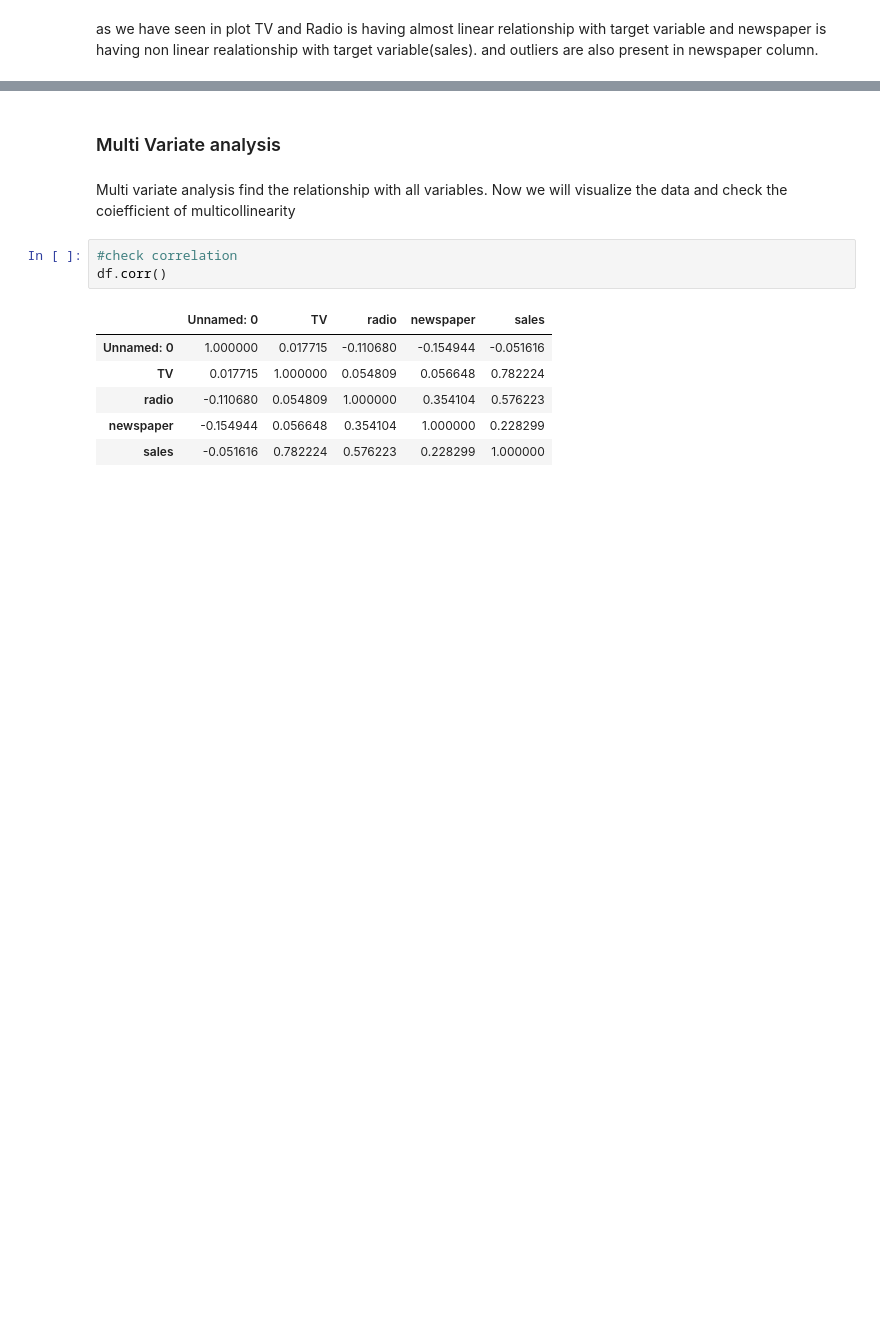
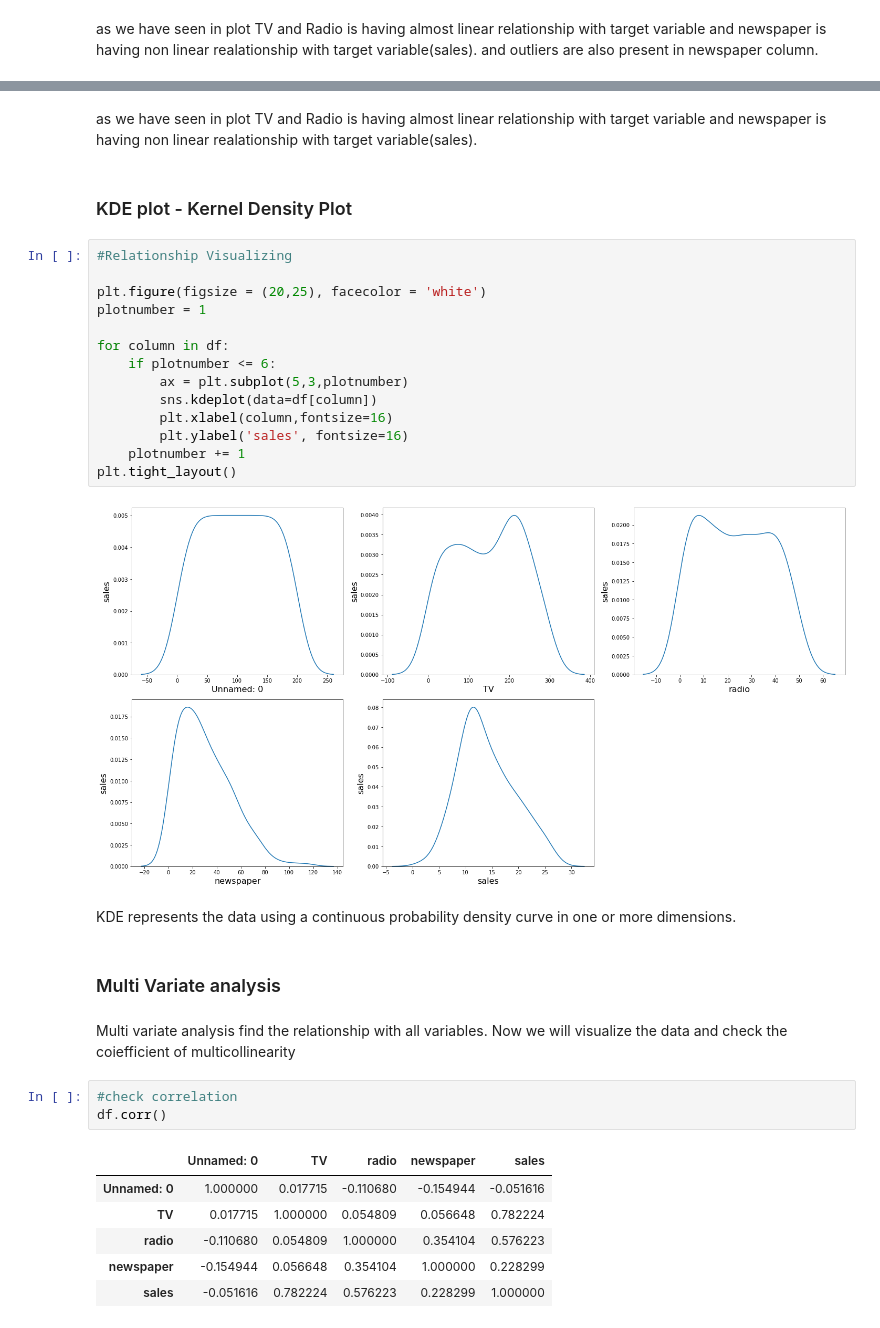
Before and after one commit to jessicapatel72/Practice-Projects, a Jupyter notebook: Practice Project 6 - Advertising Sales Channel Prediction.ipynb, the cells around one changed output, grey strips where cells are left out. Drawn from its saved outputs; the diff is of its cells as text; blank space fills up the shorter version.

```diff
--- a/Practice Project 6 - Advertising Sales Channel Prediction.ipynb
+++ b/Practice Project 6 - Advertising Sales Channel Prediction.ipynb
@@ -198,3 +218,25 @@ as we have seen in plot TV and Radio is having almost linear relationship with t
+# %% [markdown]
+as we have seen in plot TV and Radio is having almost linear relationship with target variable and newspaper is having non linear realationship with target variable(sales).
+# %% [markdown]
+### KDE plot - Kernel Density Plot
+# %%
+#Relationship Visualizing
+
+plt.figure(figsize = (20,25), facecolor = 'white')
+plotnumber = 1
+
+for column in df:
+    if plotnumber <= 6:
+        ax = plt.subplot(5,3,plotnumber)
+        sns.kdeplot(data=df[column])
+        plt.xlabel(column,fontsize=16)
+        plt.ylabel('sales', fontsize=16)
+    plotnumber += 1
+plt.tight_layout()
+# %% [output]
+[figure, added]
+# %% [markdown]
+KDE represents the data using a continuous probability density curve in one or more dimensions.
 # %% [markdown]
 ### Multi Variate analysis
 # %% [markdown]
```
Also changed, not shown: parts of 17 cells of this notebook.
